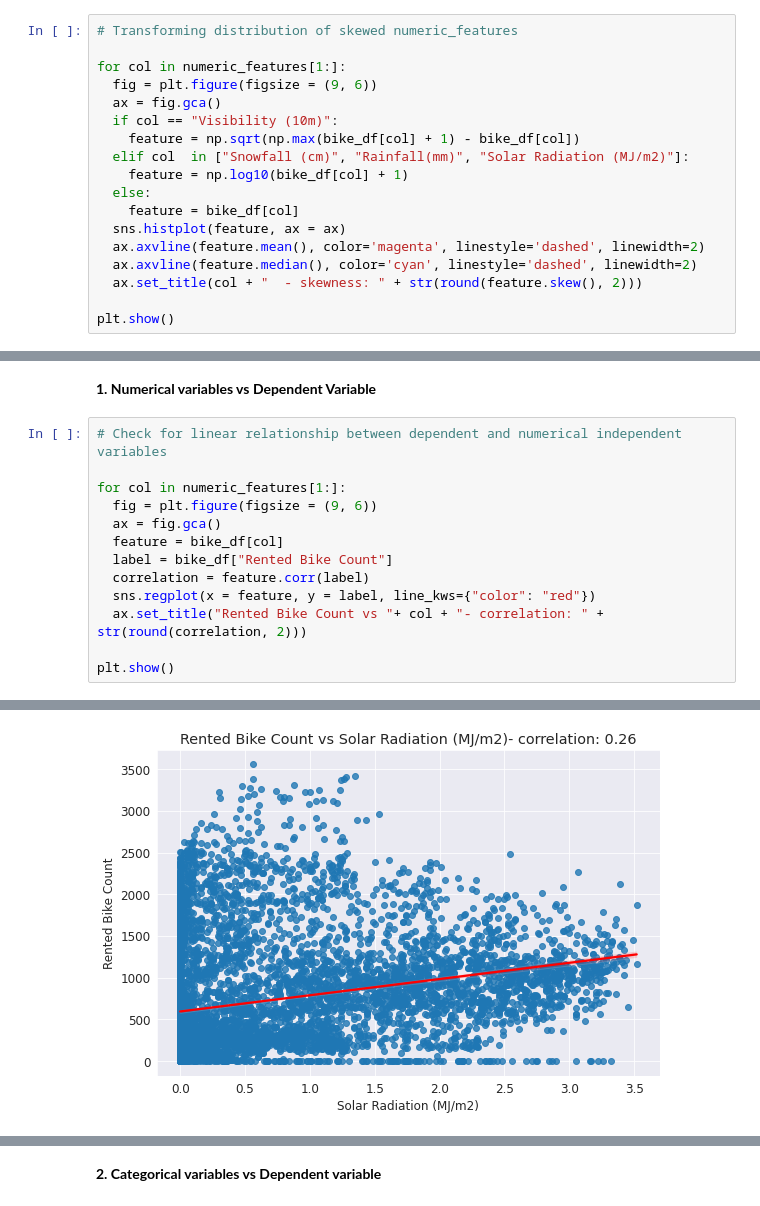
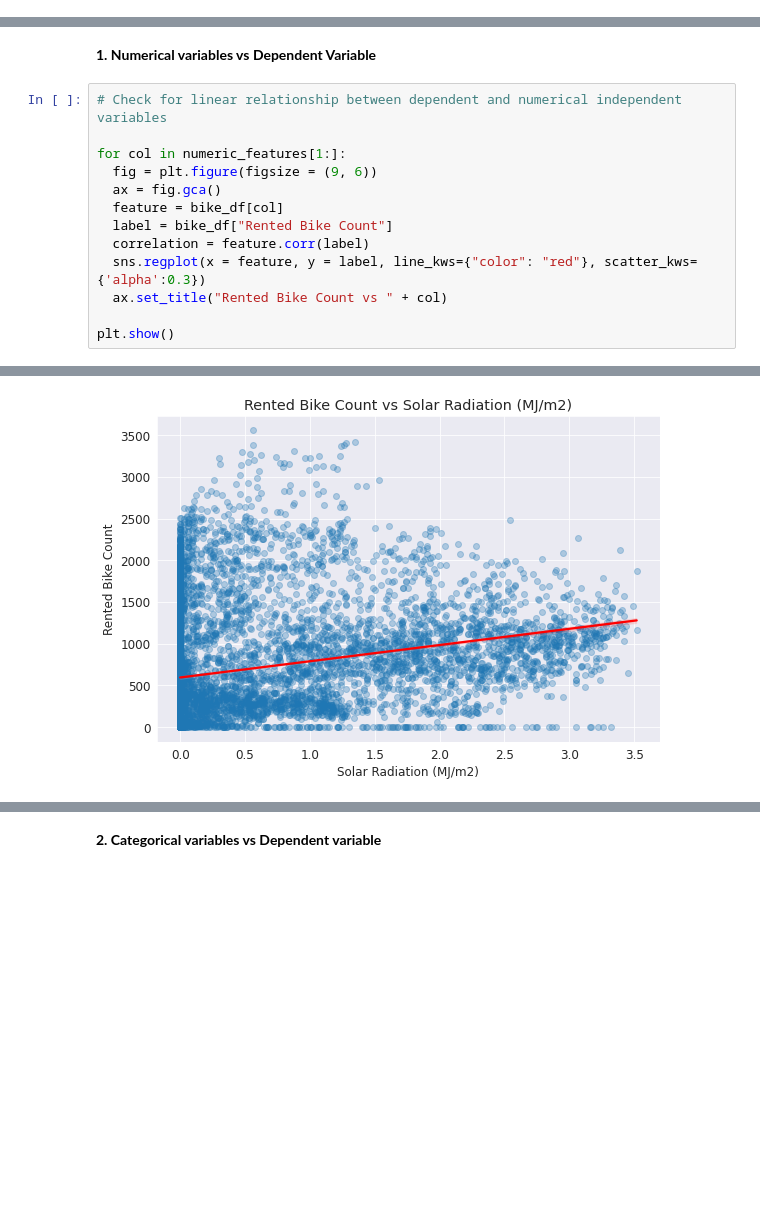
Before and after one commit to RupeshSharma14/Bike-Sharing-Demand-Prediction, a Jupyter notebook: Bike_Sharing_Demand_Prediction_Capstone_Project.ipynb, the cells around one changed output, grey strips where cells are left out. Cells and saved outputs as stored; diff of their text form; blank space fills up the shorter version.

```diff
--- a/Bike_Sharing_Demand_Prediction_Capstone_Project.ipynb
+++ b/Bike_Sharing_Demand_Prediction_Capstone_Project.ipynb
@@ -213,18 +213,0 @@ plt.show()
-# %%
-# Transforming distribution of skewed numeric_features
-
-for col in numeric_features[1:]:
-  fig = plt.figure(figsize = (9, 6))
-  ax = fig.gca()
-  if col == "Visibility (10m)":
-    feature = np.sqrt(np.max(bike_df[col] + 1) - bike_df[col])
-  elif col  in ["Snowfall (cm)", "Rainfall(mm)", "Solar Radiation (MJ/m2)"]:
-    feature = np.log10(bike_df[col] + 1)
-  else:
-    feature = bike_df[col]
-  sns.histplot(feature, ax = ax)
-  ax.axvline(feature.mean(), color='magenta', linestyle='dashed', linewidth=2)
-  ax.axvline(feature.median(), color='cyan', linestyle='dashed', linewidth=2)
-  ax.set_title(col + "  - skewness: " + str(round(feature.skew(), 2)))
-
-plt.show()
@@ -275,8 +261,8 @@ for col in numeric_features[1:]:
   feature = bike_df[col]
   label = bike_df["Rented Bike Count"]
   correlation = feature.corr(label)
-  sns.regplot(x = feature, y = label, line_kws={"color": "red"})
-  ax.set_title("Rented Bike Count vs "+ col + "- correlation: " + str(round(correlation, 2)))
+  sns.regplot(x = feature, y = label, line_kws={"color": "red"}, scatter_kws={'alpha':0.3})
+  ax.set_title("Rented Bike Count vs " + col)
 
 plt.show()
 # %% [output]
@@ -289 +275 @@ plt.show()
-[figure, old version]
+[figure, new version]
```
Also changed, not shown: parts of 41 cells of this notebook.
